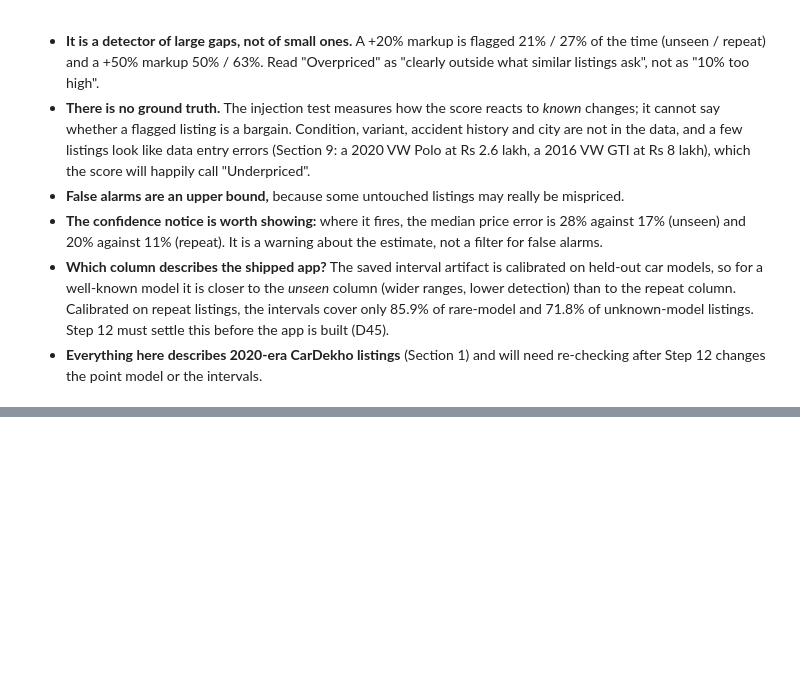
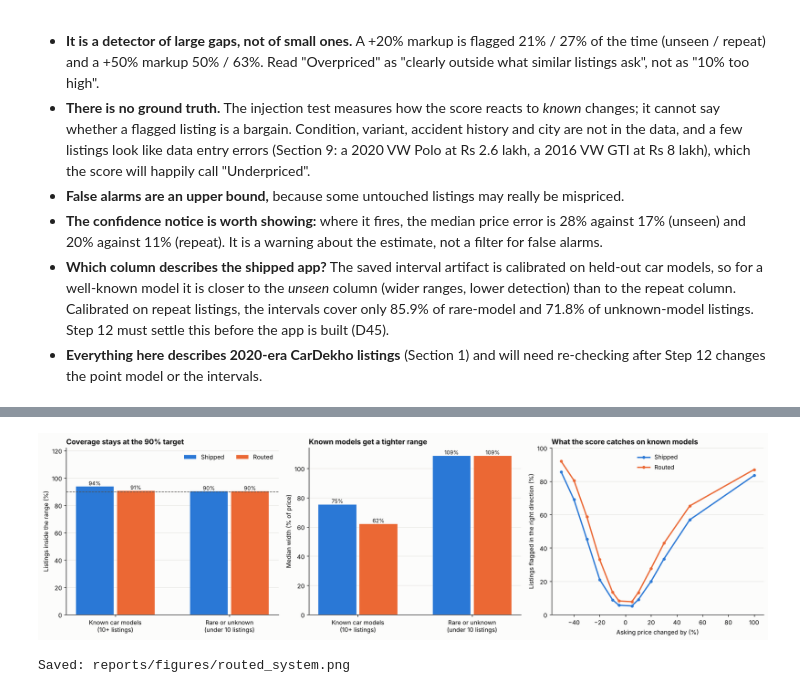
Before and after one commit to aayaan-khan/Used-Cars-Cost-Prediction, a Jupyter notebook: notebooks/Used_Cars_Cost_Prediction.ipynb, the cells around one changed output, grey strips where cells are left out. Saved outputs shown, nothing was run; the diff lists cells and outputs as text; code cells hidden in the pictures; blank space fills up the shorter version.

Commit message:
Route listings by car-model familiarity: identity model and its own range for known models (Section 13)

```diff
--- a/notebooks/Used_Cars_Cost_Prediction.ipynb
+++ b/notebooks/Used_Cars_Cost_Prediction.ipynb
@@ -2902,0 +3129,28 @@ display(Markdown(f"""### 12.6 What this section means for the Deal Score
+# %%
+# Cell 67: figure (blue = shipped, orange = routed)
+BLUE, ORANGE, INK, MUTED, SURFACE = "#2a78d6", "#eb6834", "#0b0b0b", "#52514e", "#fcfcfb"
+fig, ax = plt.subplots(1, 3, figsize=(17, 4.9), facecolor=SURFACE)
+for a in ax:
+    a.set_facecolor(SURFACE)
+    for side in ("top", "right"): a.spines[side].set_visible(False)
+    a.grid(axis="y", color="#e6e5e1", linewidth=0.8); a.set_axisbelow(True)
+seg = {"Known car models\n(10+ listings)": is_known, "Rare or unknown\n(under 10 listings)": unfamiliar}
+x, w = np.arange(2), 0.36
+for panel, (title, fn, ylabel) in enumerate([("Coverage stays at the 90% target", lambda lo, hi, m: 100 * np.mean((yl[m] >= lo[m]) & (yl[m] <= hi[m])), "Listings inside the range (%)"),
+                                            ("Known models get a tighter range", lambda lo, hi, m: np.median(100 * (np.exp(hi[m]) - np.exp(lo[m])) / p_listed[m]), "Median width (% of price)")]):
+    for xs, (lo, hi), col, lab in ((x - w / 2, (lo1, hi1), BLUE, "Shipped"), (x + w / 2, (lo2, hi2), ORANGE, "Routed")):
+        vals = [fn(lo, hi, m) for m in seg.values()]
+        bars = ax[panel].bar(xs, vals, w - 0.03, color=col, label=lab)
+        for b_, v in zip(bars, vals): ax[panel].text(b_.get_x() + b_.get_width() / 2, v + 1, f"{v:.0f}%", ha="center", fontsize=9, color=INK)
+    ax[panel].set_xticks(x); ax[panel].set_xticklabels(list(seg)); ax[panel].set_ylabel(ylabel); ax[panel].set_title(title, loc="left", fontweight="bold", color=INK)
+ax[0].axhline(90, color=MUTED, linewidth=1, linestyle="--"); ax[0].set_ylim(0, 122); ax[0].legend(frameon=False, loc="upper right", ncol=2)
+grid_m = [0.5, 0.6, 0.7, 0.8, 0.9, 0.95, 1.05, 1.1, 1.2, 1.3, 1.5, 2.0]
+for (lo, hi), col, lab in (((lo1, hi1), BLUE, "Shipped"), ((lo2, hi2), ORANGE, "Routed")):
+    ax[2].plot([100 * (k - 1) for k in grid_m], [dv.detection_rate(yl, lo, hi, k, is_known) for k in grid_m], color=col, linewidth=2.2, marker="o", markersize=4, label=lab)
+ax[2].set_xlabel("Asking price changed by (%)"); ax[2].set_ylabel("Listings flagged in the right direction (%)"); ax[2].set_ylim(0, 100); ax[2].legend(frameon=False, loc="upper center")
+ax[2].set_title("What the score catches on known models", loc="left", fontweight="bold", color=INK)
+plt.tight_layout(); plt.savefig("../reports/figures/routed_system.png", dpi=120, facecolor=SURFACE); plt.show()
+print("Saved: reports/figures/routed_system.png")
+# %% [output]
+[figure, added]
+Saved: reports/figures/routed_system.png
```
Also changed, not shown: parts of 8 cells of this notebook, 5 other files.
